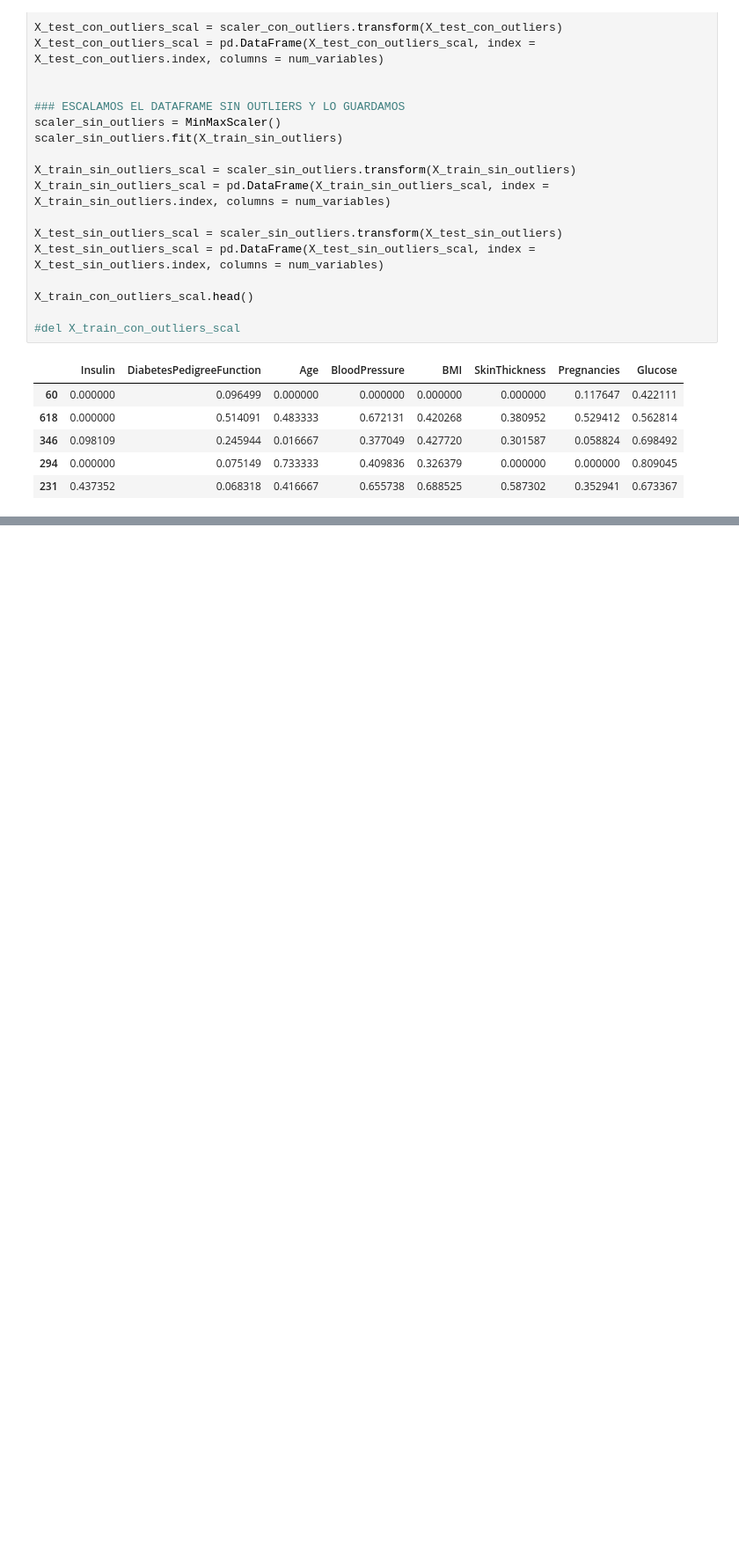
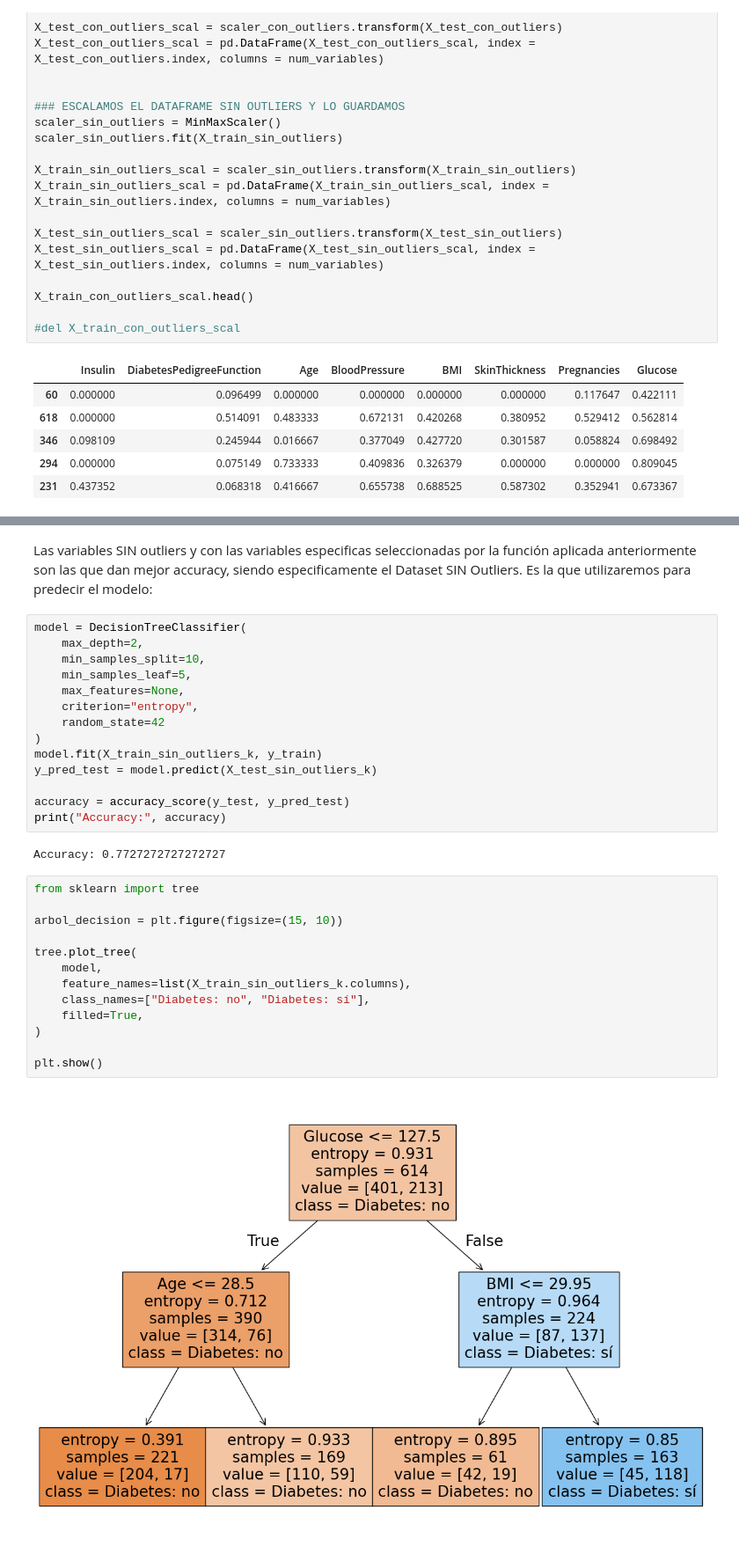
Before and after one commit to 4GeeksAcademy/ivandla96-Proyecto-Arboles-de-decision, a Jupyter notebook: src/explore.ipynb, the cells around one changed output, grey strips where cells are left out. Shown at 88% size. Cells and saved outputs as stored; diff of their text form; blank space fills up the shorter version.

```diff
--- a/src/explore.ipynb
+++ b/src/explore.ipynb
@@ -524,0 +675,33 @@ X_train_con_outliers_sel.head()
+# %% [markdown]
+Las variables SIN outliers y con las variables especificas seleccionadas por la función aplicada anteriormente son las que dan mejor accuracy, siendo especificamente el Dataset SIN Outliers. Es la que utilizaremos para predecir el modelo:
+# %%
+model = DecisionTreeClassifier(
+    max_depth=2,
+    min_samples_split=10,
+    min_samples_leaf=5,
+    max_features=None,
+    criterion="entropy",
+    random_state=42
+)
+model.fit(X_train_sin_outliers_k, y_train)
+y_pred_test = model.predict(X_test_sin_outliers_k)
+
+accuracy = accuracy_score(y_test, y_pred_test)
+print("Accuracy:", accuracy)
+# %% [output]
+Accuracy: 0.7727272727272727
+# %%
+from sklearn import tree
+
+arbol_decision = plt.figure(figsize=(15, 10))
+
+tree.plot_tree(
+    model,
+    feature_names=list(X_train_sin_outliers_k.columns),
+    class_names=["Diabetes: no", "Diabetes: sí"],
+    filled=True,
+)
+
+plt.show()
+# %% [output]
+[figure, added]
```
Also changed, not shown: parts of 17 cells of this notebook, 30 other files.
